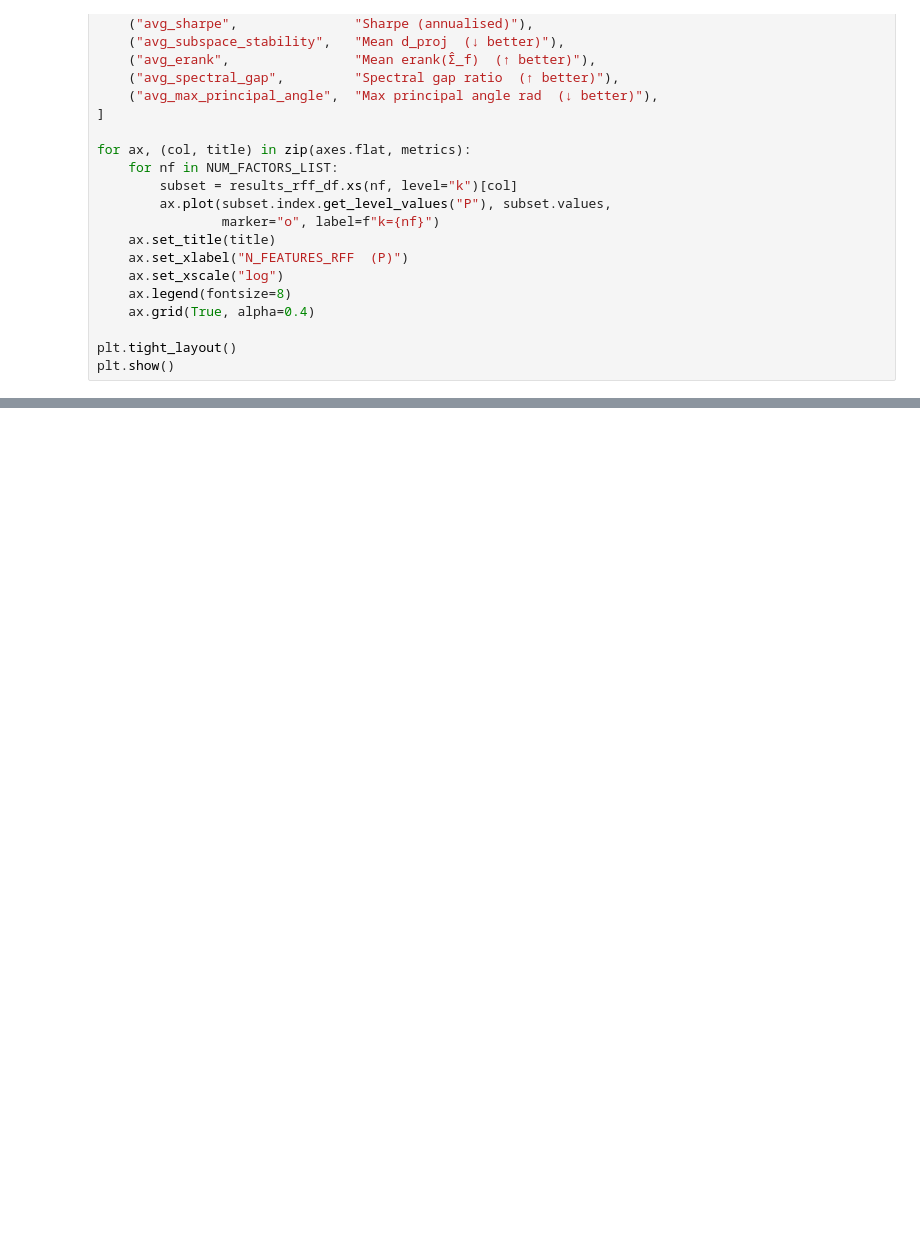
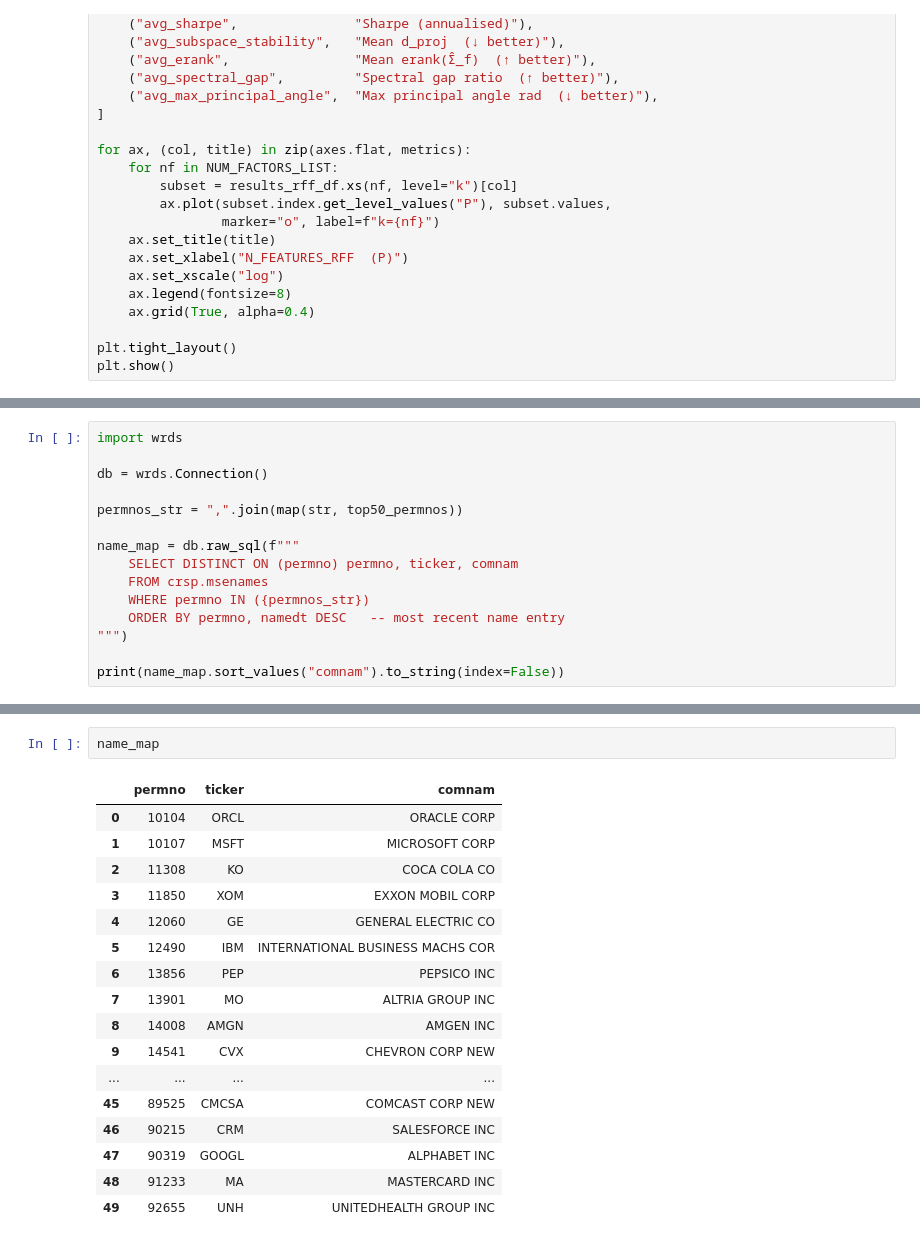
Before and after one commit to ItachiUchiha729/TheVirtueOfComplexity_PaperReplication_Experimentation, a Jupyter notebook: notebooks/experimentation_IPCA_rff.ipynb, the cells around one changed output, grey strips where cells are left out. Saved outputs shown, nothing was run; the diff lists cells and outputs as text; blank space fills up the shorter version.

```diff
--- a/notebooks/experimentation_IPCA_rff.ipynb
+++ b/notebooks/experimentation_IPCA_rff.ipynb
@@ -299,0 +343,15 @@ plt.show()
+# %%
+import wrds
+
+db = wrds.Connection()
+
+permnos_str = ",".join(map(str, top50_permnos))
+
+name_map = db.raw_sql(f"""
+    SELECT DISTINCT ON (permno) permno, ticker, comnam
+    FROM crsp.msenames
+    WHERE permno IN ({permnos_str})
+    ORDER BY permno, namedt DESC   -- most recent name entry
+""")
+
+print(name_map.sort_values("comnam").to_string(index=False))
@@ -299,0 +376,20 @@ plt.show()
+# %%
+name_map
+# %% [output]
+|  | permno | ticker | comnam |
+| 0 | 10104 | ORCL | ORACLE CORP |
+| 1 | 10107 | MSFT | MICROSOFT CORP |
+| 2 | 11308 | KO | COCA COLA CO |
+| 3 | 11850 | XOM | EXXON MOBIL CORP |
+| 4 | 12060 | GE | GENERAL ELECTRIC CO |
+| 5 | 12490 | IBM | INTERNATIONAL BUSINESS MACHS COR |
+| 6 | 13856 | PEP | PEPSICO INC |
+| 7 | 13901 | MO | ALTRIA GROUP INC |
+| 8 | 14008 | AMGN | AMGEN INC |
+| 9 | 14541 | CVX | CHEVRON CORP NEW |
+| ... | ... | ... | ... |
+| 45 | 89525 | CMCSA | COMCAST CORP NEW |
+| 46 | 90215 | CRM | SALESFORCE INC |
+| 47 | 90319 | GOOGL | ALPHABET INC |
+| 48 | 91233 | MA | MASTERCARD INC |
+| 49 | 92655 | UNH | UNITEDHEALTH GROUP INC |
```
Also changed, not shown: parts of 14 cells of this notebook, 2 other files.
